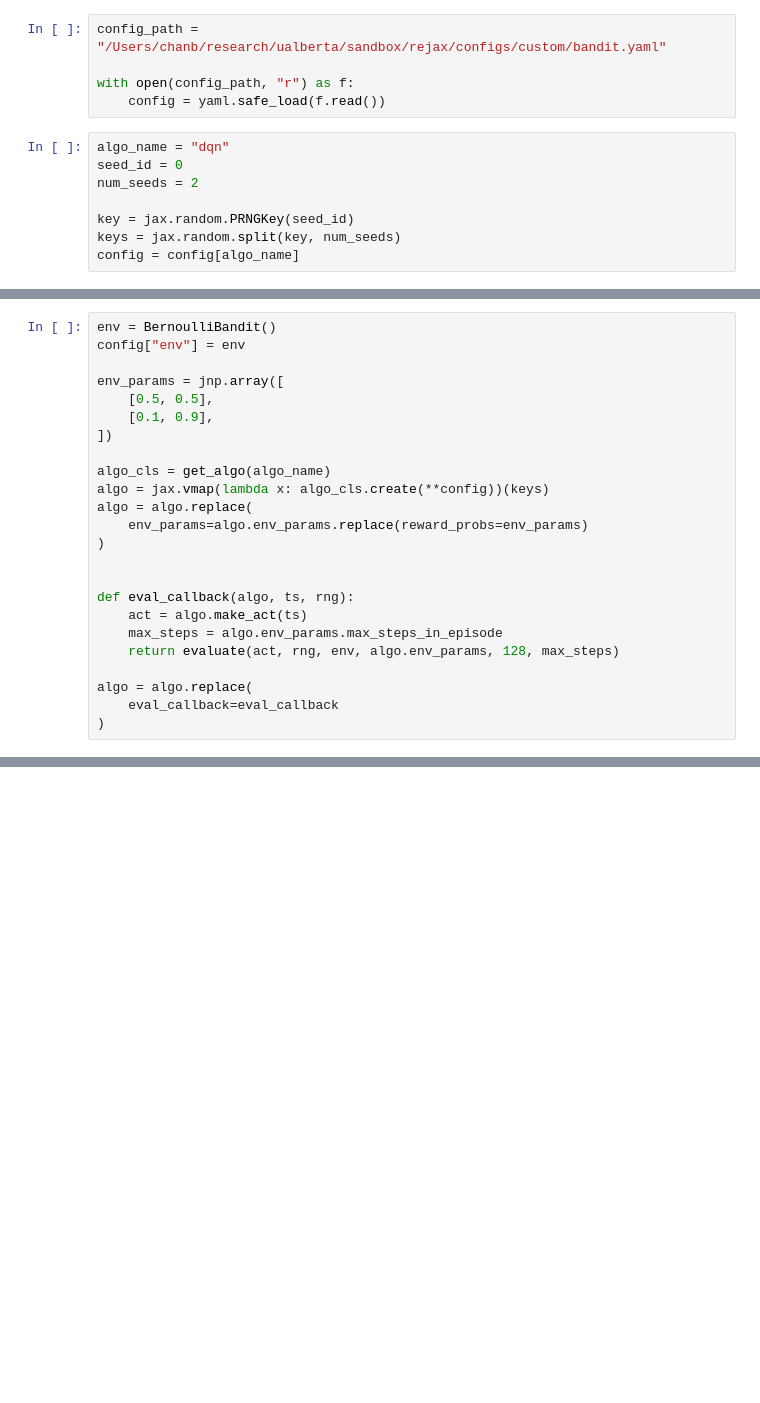
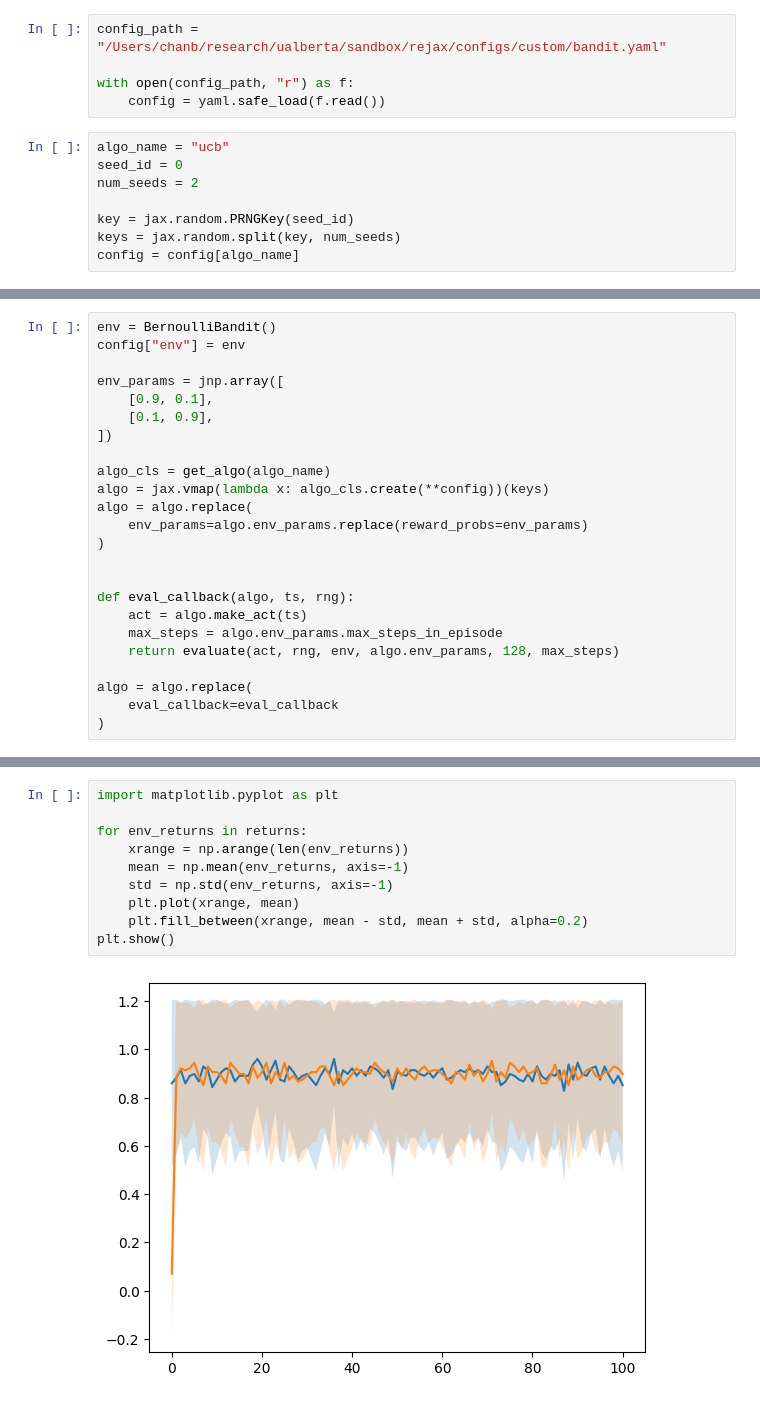
Before and after one commit to chanb/rejax, a Jupyter notebook: train_bandit.ipynb, the cells around one changed output, grey strips where cells are left out. Saved outputs shown, nothing was run; the diff lists cells and outputs as text; blank space fills up the shorter version.

```diff
--- a/train_bandit.ipynb
+++ b/train_bandit.ipynb
@@ -13,7 +13,7 @@ config_path = "/Users/chanb/research/ualberta/sandbox/rejax/configs/custom/bandi
 with open(config_path, "r") as f:
     config = yaml.safe_load(f.read())
 # %%
-algo_name = "dqn"
+algo_name = "ucb"
 seed_id = 0
 num_seeds = 2
 
@@ -47,7 +32,7 @@ env = BernoulliBandit()
 config["env"] = env
 
 env_params = jnp.array([
-    [0.5, 0.5],
+    [0.9, 0.1],
     [0.1, 0.9],
 ])
 
@@ -102,0 +100,12 @@ Array([0.5062881 , 0.86509144], dtype=float32)
+# %%
+import matplotlib.pyplot as plt
+
+for env_returns in returns:
+    xrange = np.arange(len(env_returns))
+    mean = np.mean(env_returns, axis=-1)
+    std = np.std(env_returns, axis=-1)
+    plt.plot(xrange, mean)
+    plt.fill_between(xrange, mean - std, mean + std, alpha=0.2)
+plt.show()
+# %% [output]
+[figure, added]
```
Also changed, not shown: parts of 6 cells of this notebook, 6 other files.
